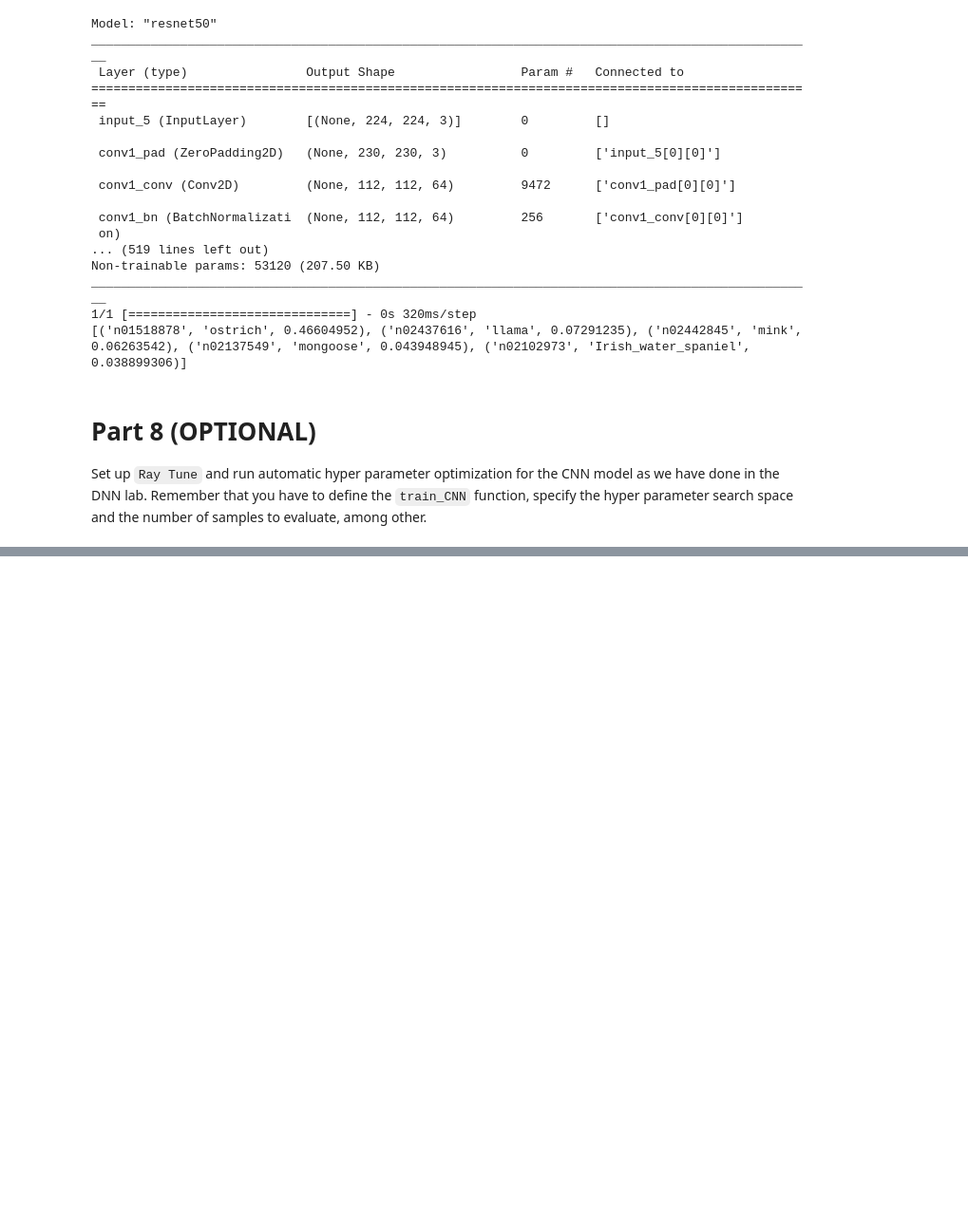
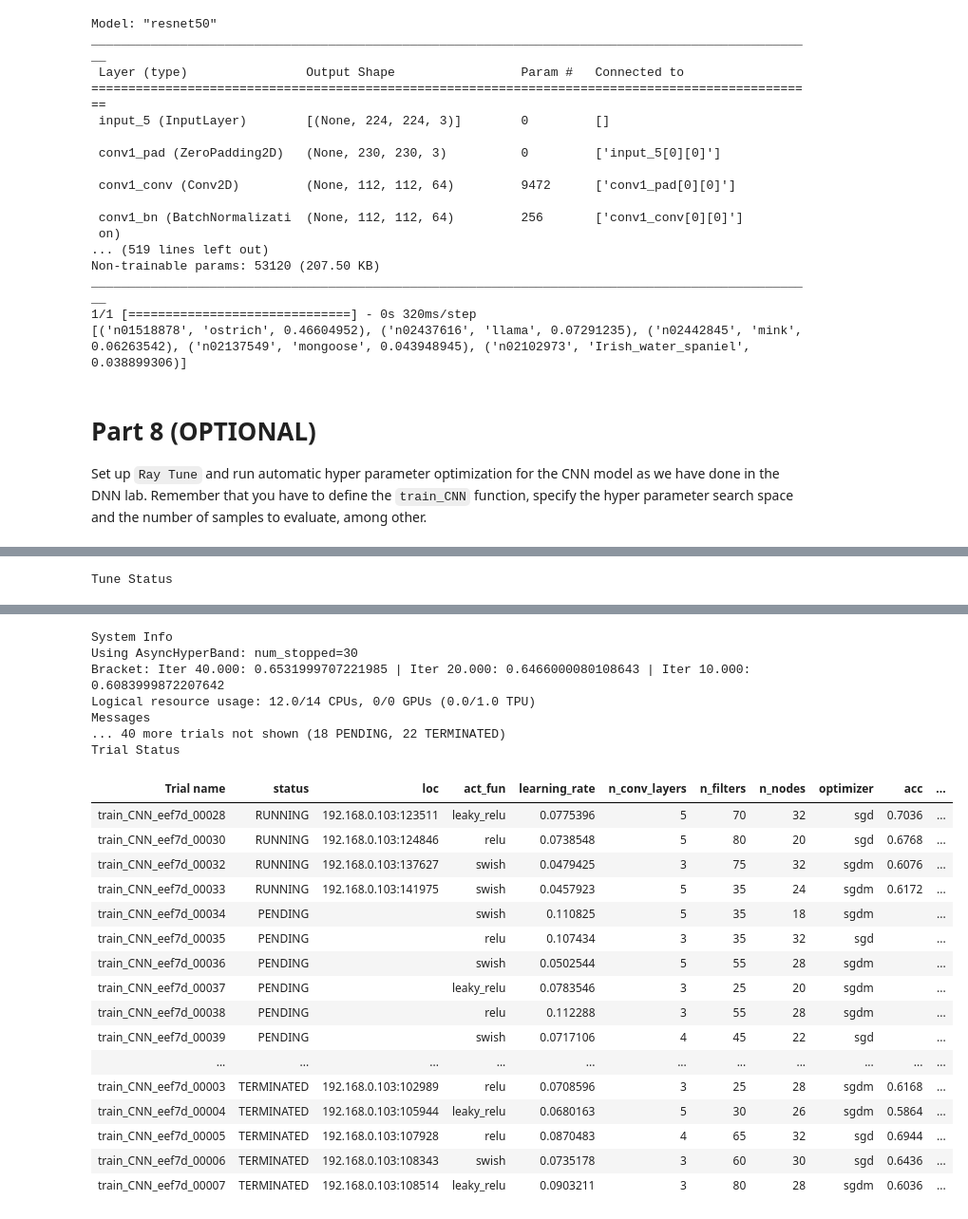
Before and after one commit to arreen/deeplearninglabs, a Jupyter notebook: 3_CNN/CNN_Lab_AB2.ipynb, the cells around one changed output, grey strips where cells are left out. Shown at 95% size. Cells and saved outputs as stored; diff of their text form; code cells hidden in the pictures; blank space fills up the shorter version.

```diff
--- a/3_CNN/CNN_Lab_AB2.ipynb
+++ b/3_CNN/CNN_Lab_AB2.ipynb
@@ -1376,0 +1610,56 @@ Set up `Ray Tune` and run automatic hyper parameter optimization for the CNN mod
+# %%
+hyperparameter_space =  {
+            "act_fun": tune.choice(["relu", "leaky_relu", "swish"]),
+            "optimizer": tune.choice(["sgd", "sgdm"]),
+            "n_nodes": tune.qrandint(16, 40, 2),
+            "n_conv_layers": tune.qrandint(3, 6),
+            "n_filters": tune.qrandint(20, 80, 5),
+            "learning_rate": tune.loguniform(0.04, 0.12),
+            # here define the fixed parameters
+            "n_dense_layers": 1,
+            "lambda": 0,
+            "kernel_init_scale": 1,
+            "use_dropout": 0,
+            "input_shape": Xtrain.shape[1:4],
+            "gamma": 0,
+            "use_scheduler":False
+        }
+
+# specify batch and number of epochs
+training_config = {
+            "data": (Xtrain, Ytrain, Xval, Yval),
+            "epochs": 40,
+            "batch_size": 16
+        }
+
+# specify the number of samples to take from the hyper parameter space and run. The larger the number, the longer the search time.
+# Start small (e.g. 2) to test your implementation, then increase.
+num_samples = 60
+
+# ============================================
+
+
+# Definition of the Scheduler. This allows for several models to be trained/stopped/re-started simultaneously
+sched = AsyncHyperBandScheduler(
+    metric="mean_accuracy", mode="max",
+        time_attr="training_iteration", max_t=40, grace_period=10, reduction_factor=2
+    )
+
+# Setting up the tuner.
+tuner = tune.Tuner(
+        tune.with_resources(tune.with_parameters(train_CNN, training_config=training_config), resources={"cpu": 3, "gpu":0}), # definition of which training function to use and the available resources. Consider adding "gpu":0 to resources if available.
+        tune_config=tune.TuneConfig(
+            scheduler=sched,
+            num_samples=num_samples,
+        ),
+        run_config=RunConfig(
+            name="CNN_hp_tuning2",
+            stop={"mean_accuracy": 0.8},
+        ),
+        param_space=hyperparameter_space,
+    )
+
+# Run the hyper parameter search.
+results = tuner.fit()
+# %% [output]
+Tune Status
@@ -1376,0 +1669,24 @@ Set up `Ray Tune` and run automatic hyper parameter optimization for the CNN mod
+System Info
+Using AsyncHyperBand: num_stopped=30
+Bracket: Iter 40.000: 0.6531999707221985 | Iter 20.000: 0.6466000080108643 | Iter 10.000: 0.6083999872207642
+Logical resource usage: 12.0/14 CPUs, 0/0 GPUs (0.0/1.0 TPU)
+Messages
+... 40 more trials not shown (18 PENDING, 22 TERMINATED)
+Trial Status
+| Trial name | status | loc | act_fun | learning_rate | n_conv_layers | n_filters | n_nodes | optimizer | acc | ... |
+| train_CNN_eef7d_00028 | RUNNING | 192.168.0.103:123511 | leaky_relu | 0.0775396 | 5 | 70 | 32 | sgd | 0.7036 | ... |
+| train_CNN_eef7d_00030 | RUNNING | 192.168.0.103:124846 | relu | 0.0738548 | 5 | 80 | 20 | sgd | 0.6768 | ... |
+| train_CNN_eef7d_00032 | RUNNING | 192.168.0.103:137627 | swish | 0.0479425 | 3 | 75 | 32 | sgdm | 0.6076 | ... |
+| train_CNN_eef7d_00033 | RUNNING | 192.168.0.103:141975 | swish | 0.0457923 | 5 | 35 | 24 | sgdm | 0.6172 | ... |
+| train_CNN_eef7d_00034 | PENDING |  | swish | 0.110825 | 5 | 35 | 18 | sgdm |  | ... |
+| train_CNN_eef7d_00035 | PENDING |  | relu | 0.107434 | 3 | 35 | 32 | sgd |  | ... |
+| train_CNN_eef7d_00036 | PENDING |  | swish | 0.0502544 | 5 | 55 | 28 | sgdm |  | ... |
+| train_CNN_eef7d_00037 | PENDING |  | leaky_relu | 0.0783546 | 3 | 25 | 20 | sgdm |  | ... |
+| train_CNN_eef7d_00038 | PENDING |  | relu | 0.112288 | 3 | 55 | 28 | sgdm |  | ... |
+| train_CNN_eef7d_00039 | PENDING |  | swish | 0.0717106 | 4 | 45 | 22 | sgd |  | ... |
+| ... | ... | ... | ... | ... | ... | ... | ... | ... | ... | ... |
+| train_CNN_eef7d_00003 | TERMINATED | 192.168.0.103:102989 | relu | 0.0708596 | 3 | 25 | 28 | sgdm | 0.6168 | ... |
+| train_CNN_eef7d_00004 | TERMINATED | 192.168.0.103:105944 | leaky_relu | 0.0680163 | 5 | 30 | 26 | sgdm | 0.5864 | ... |
+| train_CNN_eef7d_00005 | TERMINATED | 192.168.0.103:107928 | relu | 0.0870483 | 4 | 65 | 32 | sgd | 0.6944 | ... |
+| train_CNN_eef7d_00006 | TERMINATED | 192.168.0.103:108343 | swish | 0.0735178 | 3 | 60 | 30 | sgd | 0.6436 | ... |
+| train_CNN_eef7d_00007 | TERMINATED | 192.168.0.103:108514 | leaky_relu | 0.0903211 | 3 | 80 | 28 | sgdm | 0.6036 | ... |
```
Also changed, not shown: parts of 14 cells of this notebook, 1 other file.
